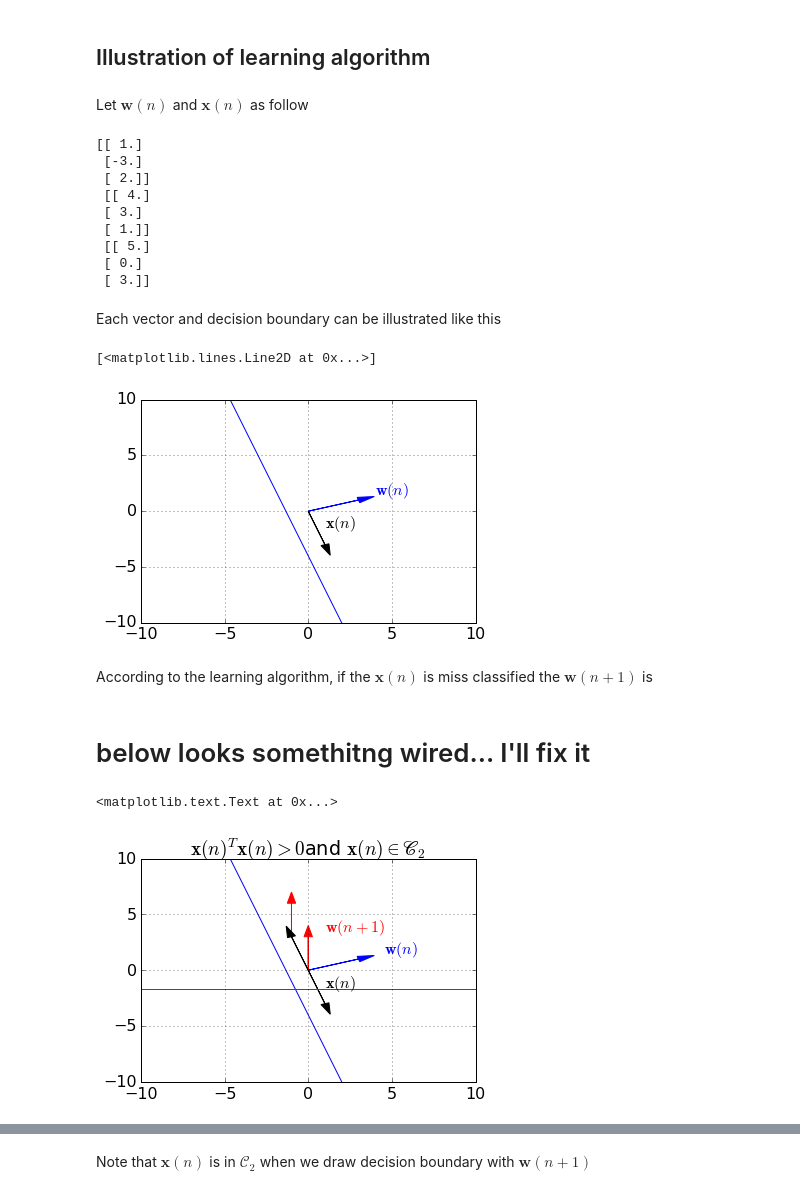
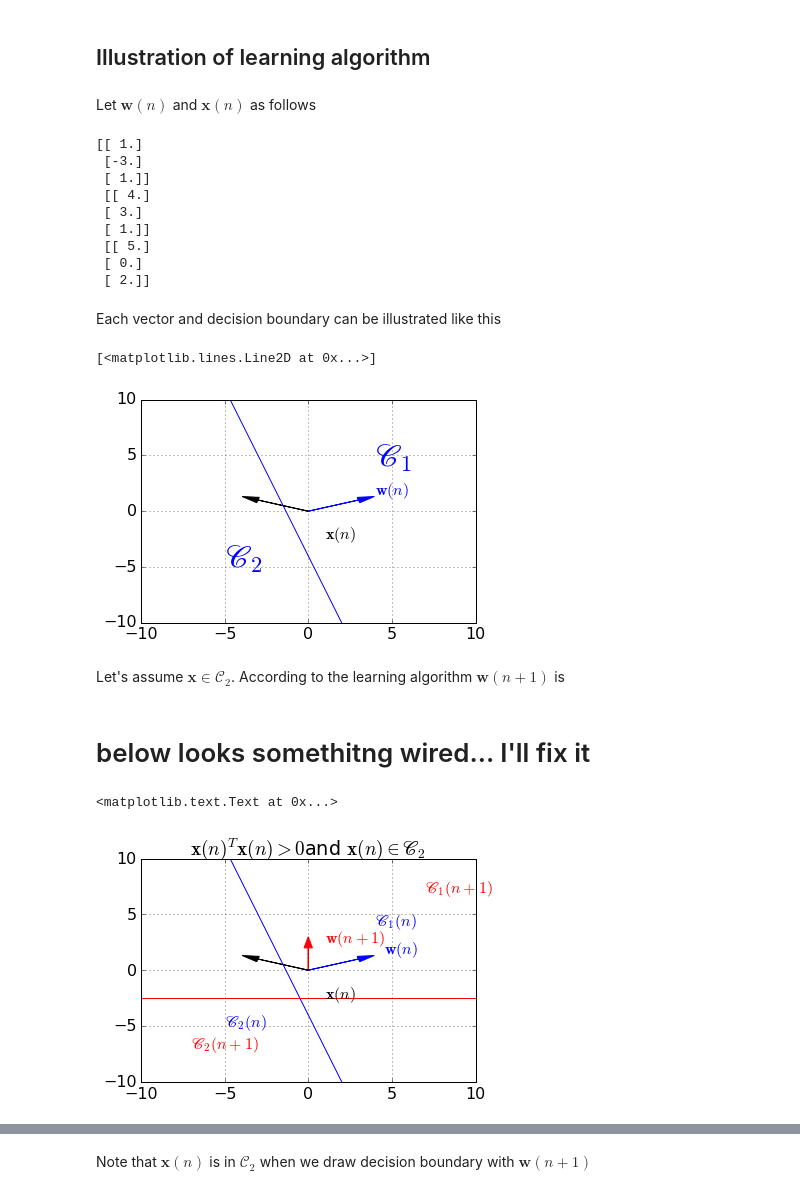
Before and after one commit to KeitaW/ML_Riken, a Jupyter notebook: notes/chapter1.ipynb, the cells around one changed output, grey strips where cells are left out. Saved outputs shown, nothing was run; the diff lists cells and outputs as text; code cells hidden in the pictures.

```diff
--- a/notes/chapter1.ipynb
+++ b/notes/chapter1.ipynb
@@ -48,24 +50,24 @@ Mathematical derivation on whiteboard!
 # %% [markdown]
 ## Illustration of learning algorithm
 # %% [markdown]
-Let $\mathbf{w}(n)$ and $\mathbf{x}(n)$ as follow
+Let $\mathbf{w}(n)$ and $\mathbf{x}(n)$ as follows
 # %%
 w = np.zeros(3).reshape(3, 1)
 w[0] = 4; w[1] = 3; w[2] = 1
 x = np.zeros(3).reshape(3, 1)
-x[0] = 1; x[1] = -3; x[2] = 2
+x[0] = 1; x[1] = -3; x[2] = 1
 # %%
 print(x, "\n", w, "\n", x+w)
 # %% [output]
 [[ 1.]
  [-3.]
- [ 2.]]
+ [ 1.]]
  [[ 4.]
  [ 3.]
  [ 1.]]
  [[ 5.]
  [ 0.]
- [ 3.]]
+ [ 2.]]
 # %% [markdown]
 Each vector and decision boundary can be illustrated like this
 # %%
@@ -80,15 +82,18 @@ ax.set_ylim((-lim, lim))
 ax.grid(True)
 ax.arrow(0, 0, w[1][0], w[2][0], head_width=0.5, head_length=1, fc='b', ec='b')
 ax.annotate("$\mathbf{w}(n)$", xy=(w[1][0]+1, w[2][0]+0.5), color="b")
-ax.arrow(0, 0, x[0][0], x[1][0], head_width=0.5, head_length=1, fc='k', ec='k')
+ax.annotate("$\mathscr{C}_1$", xy=(+4, +4), color="b", fontsize=32)
+ax.annotate("$\mathscr{C}_2$", xy=(-5, -5), color="b", fontsize=32)
+ax.arrow(0, 0, x[1][0], x[2][0], head_width=0.5, head_length=1, fc='k', ec='k')
 ax.annotate("$\mathbf{x}(n)$", xy=(x[1][0]+4, x[2][0]-3.5), color="k")
 #ax.legend()
 ax.plot(xs, ys, color="b")
 # %% [output]
 [<matplotlib.lines.Line2D at 0x...>]
-[figure, old version]
+[figure, new version]
 # %% [markdown]
-According to the learning algorithm, if the $\mathbf{x}(n)$ is miss classified the $\mathbf{w}(n+1)$ is
+Let's assume $\mathbf{x} \in \mathscr{C}_2$.
+According to the learning algorithm $\mathbf{w}(n+1)$ is
 # %%
 wnew = w + x
 # %% [markdown]
@@ -96,31 +101,31 @@ wnew = w + x
 # %%
 lim = 10
 ax = plt.axes()
 xs = np.linspace(-lim, lim, 100)
 a = -w[1] / w[2]
 b = -w[0] / w[2]
 ys = a * xs + b
 ax.plot(xs, ys, color="b")
 a = -wnew[1] / wnew[2]
 b = -wnew[0] / wnew[2]
 ys = a * xs + b
 ax.plot(xs, ys, color="r")
 ax.set_xlim((-lim, lim))
 ax.set_ylim((-lim, lim))
 ax.grid(True)
 ax.arrow(0, 0, w[1][0], w[2][0], head_width=0.5, head_length=1, fc='b', ec='b')
 ax.annotate("$\mathbf{w}(n)$", xy=(w[1][0]+1.5, w[2][0]+0.5), color="b")
 ax.arrow(0, 0, wnew[1][0], wnew[2][0], head_width=0.5, head_length=1, fc='r', ec='r')
 ax.annotate("$\mathbf{w}(n+1)$", xy=(wnew[1][0]+1, wnew[2][0]+0.5), color="r")
+ax.annotate("$\mathscr{C}_1(n)$", xy=(+4, +4), color="b", fontsize=16)
+ax.annotate("$\mathscr{C}_2(n)$", xy=(-5, -5), color="b", fontsize=16)
+ax.annotate("$\mathscr{C}_1(n+1)$", xy=(+7, +7), color="r", fontsize=16)
+ax.annotate("$\mathscr{C}_2(n+1)$", xy=(-7, -7), color="r", fontsize=16)
 
-ax.arrow(-x[0][0], -x[1][0], wnew[1][0], wnew[2][0], head_width=0.5, head_length=1, fc='r', ec='r')
-ax.arrow(0, 0, -x[0][0], -x[1][0], head_width=0.5, head_length=1, fc='k', ec='k')
-
-
-ax.arrow(0, 0, x[0][0], x[1][0], head_width=0.5, head_length=1, fc='k', ec='k')
+ax.arrow(0, 0, x[1][0], x[2][0], head_width=0.5, head_length=1, fc='k', ec='k')
 ax.annotate("$\mathbf{x}(n)$", xy=(x[1][0]+4, x[2][0]-3.5), color="k")
 ax.set_title("$\mathbf{x}(n)^T\mathbf{x}(n) > 0 $and $\mathbf{x}(n) \in \mathscr{C}_2$")
 #ax.legend()
 # %% [output]
 <matplotlib.text.Text at 0x...>
-[figure, old version]
+[figure, new version]
```
Also changed, not shown: parts of 15 cells of this notebook.
